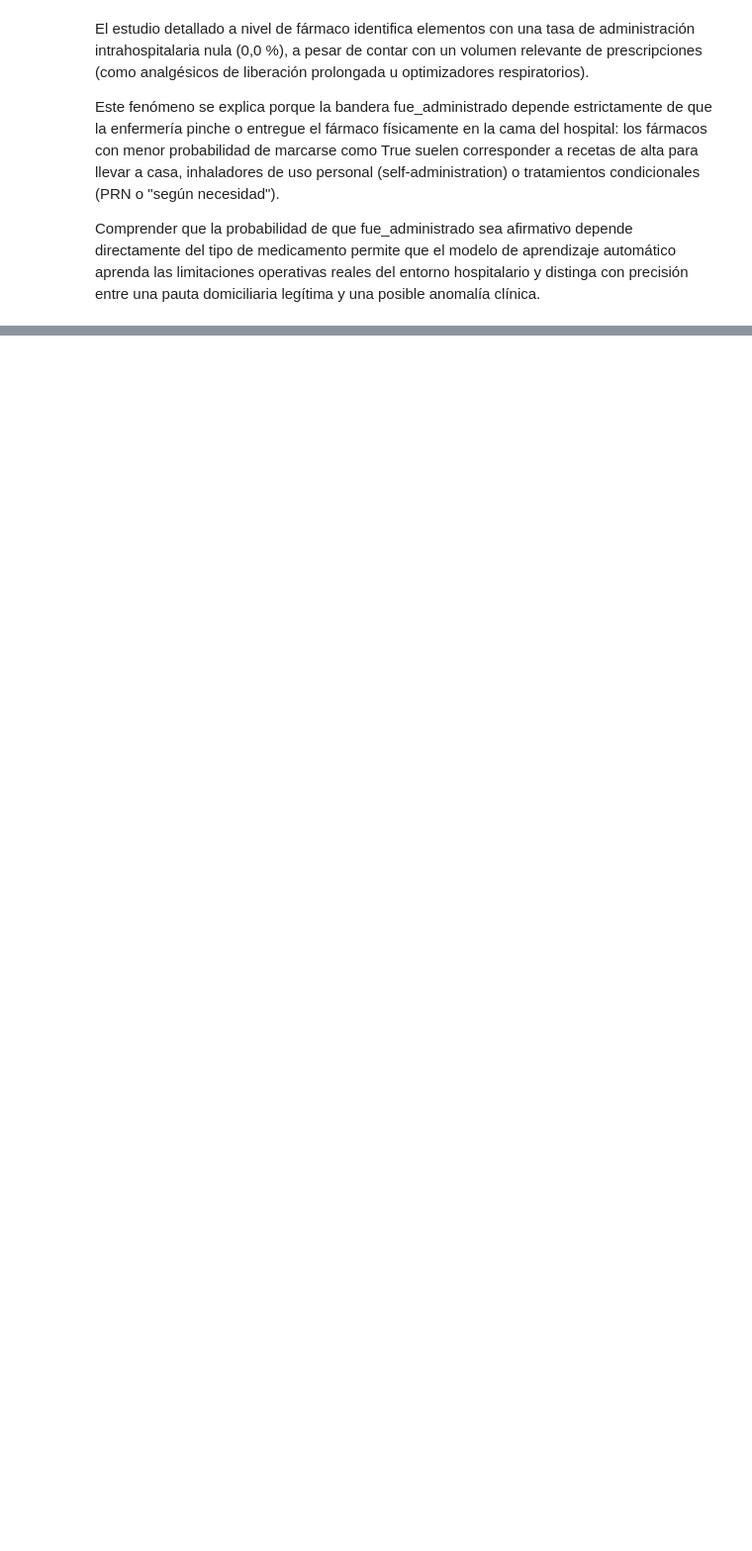
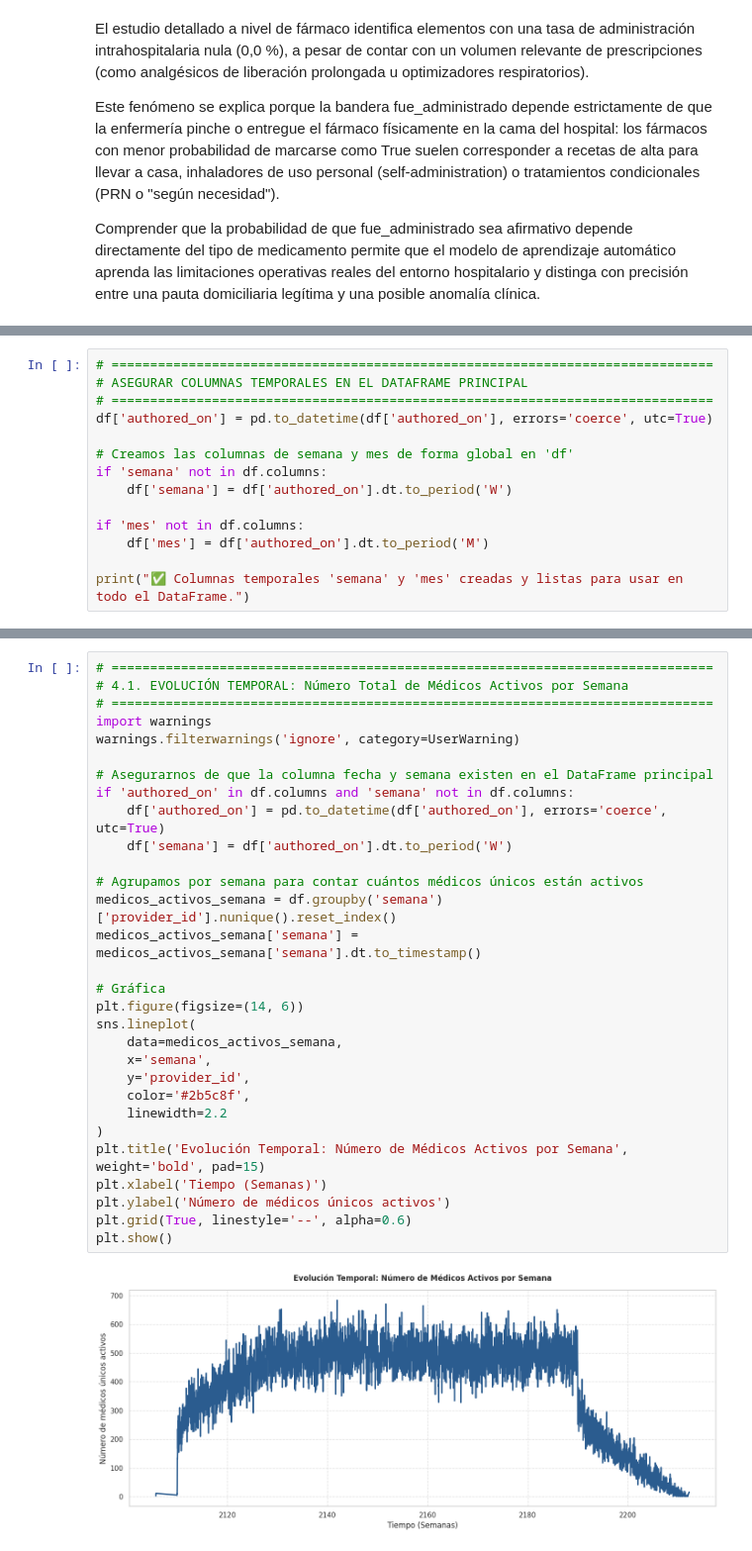
Before and after one commit to antoniojoseom/fhir-fraud-detection-ai, a Jupyter notebook: notebooks/eda_analysis.ipynb, the cells around one changed output, grey strips where cells are left out. Shown at 99% size. Drawn from its saved outputs; the diff is of its cells as text; blank space fills up the shorter version.

```diff
--- a/notebooks/eda_analysis.ipynb
+++ b/notebooks/eda_analysis.ipynb
@@ -443,0 +525,14 @@ El estudio detallado a nivel de fármaco identifica elementos con una tasa de ad
+# %%
+# ==============================================================================
+# ASEGURAR COLUMNAS TEMPORALES EN EL DATAFRAME PRINCIPAL
+# ==============================================================================
+df['authored_on'] = pd.to_datetime(df['authored_on'], errors='coerce', utc=True)
+
+# Creamos las columnas de semana y mes de forma global en 'df'
+if 'semana' not in df.columns:
+    df['semana'] = df['authored_on'].dt.to_period('W')
+
+if 'mes' not in df.columns:
+    df['mes'] = df['authored_on'].dt.to_period('M')
+
+print("✅ Columnas temporales 'semana' y 'mes' creadas y listas para usar en todo el DataFrame.")
@@ -443,0 +543,32 @@ El estudio detallado a nivel de fármaco identifica elementos con una tasa de ad
+# %%
+# ==============================================================================
+# 4.1. EVOLUCIÓN TEMPORAL: Número Total de Médicos Activos por Semana
+# ==============================================================================
+import warnings
+warnings.filterwarnings('ignore', category=UserWarning)
+
+# Asegurarnos de que la columna fecha y semana existen en el DataFrame principal
+if 'authored_on' in df.columns and 'semana' not in df.columns:
+    df['authored_on'] = pd.to_datetime(df['authored_on'], errors='coerce', utc=True)
+    df['semana'] = df['authored_on'].dt.to_period('W')
+
+# Agrupamos por semana para contar cuántos médicos únicos están activos
+medicos_activos_semana = df.groupby('semana')['provider_id'].nunique().reset_index()
+medicos_activos_semana['semana'] = medicos_activos_semana['semana'].dt.to_timestamp()
+
+# Gráfica
+plt.figure(figsize=(14, 6))
+sns.lineplot(
+    data=medicos_activos_semana,
+    x='semana',
+    y='provider_id',
+    color='#2b5c8f',
+    linewidth=2.2
+)
+plt.title('Evolución Temporal: Número de Médicos Activos por Semana', weight='bold', pad=15)
+plt.xlabel('Tiempo (Semanas)')
+plt.ylabel('Número de médicos únicos activos')
+plt.grid(True, linestyle='--', alpha=0.6)
+plt.show()
+# %% [output]
+[figure, added]
```
Also changed, not shown: parts of 55 cells of this notebook.
